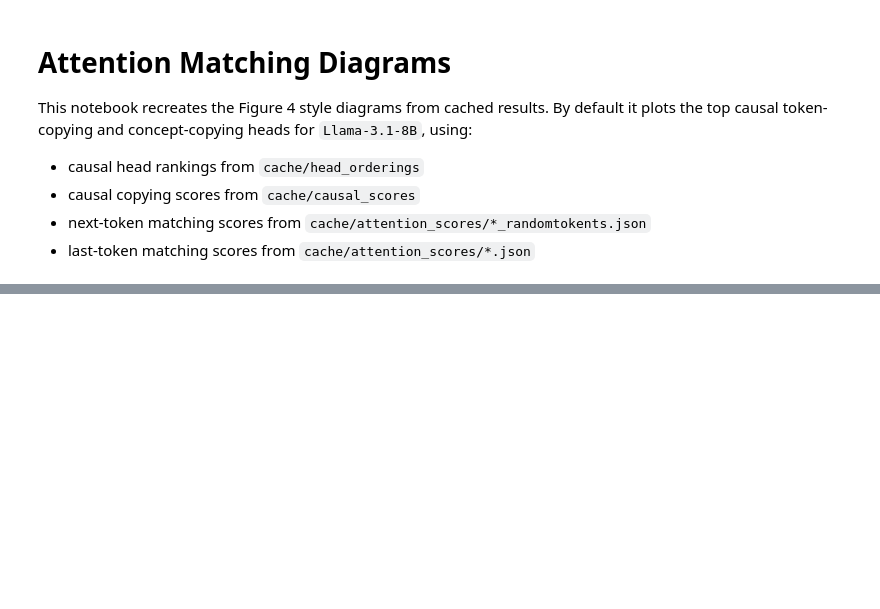
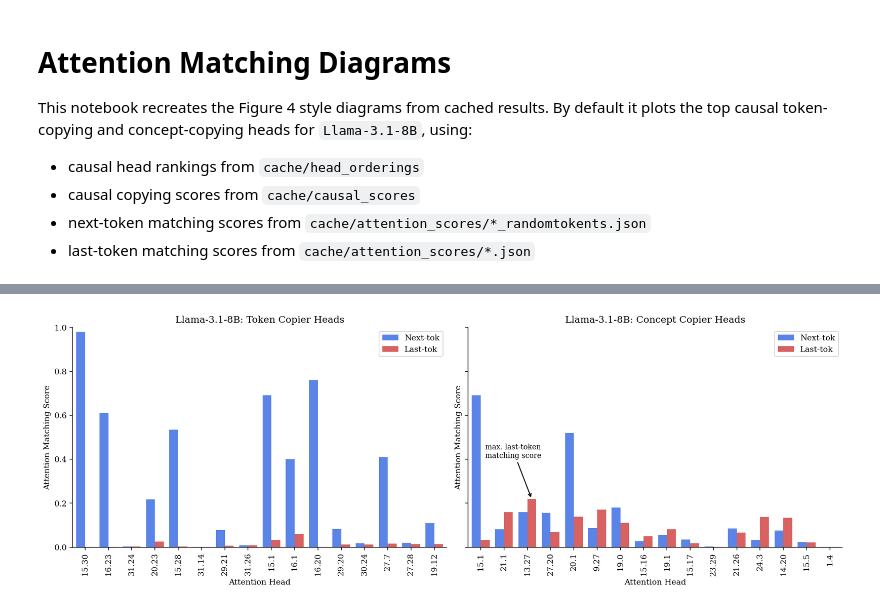
Before and after one commit to zzfz1/dual-route-induction, a Jupyter notebook: scripts/attention_matching_plots.ipynb, the cells around one changed output, grey strips where cells are left out. Cells and saved outputs as stored; diff of their text form; code cells hidden in the pictures; blank space fills up the shorter version.

```diff
--- a/scripts/attention_matching_plots.ipynb
+++ b/scripts/attention_matching_plots.ipynb
@@ -111,8 +113,12 @@ def head_label(head: tuple[int, int]) -> str:
     return f"{head[0]}.{head[1]}"
 
 
-NEXT_TOKEN_SCORES = load_attention_metric(attention_score_path(random_tokens=True), "next_tok_attn")
-LAST_TOKEN_SCORES = load_attention_metric(attention_score_path(random_tokens=False), "end_tok_attn")
+NEXT_TOKEN_SCORES = load_attention_metric(
+    attention_score_path(random_tokens=True), "next_tok_attn"
+)
+LAST_TOKEN_SCORES = load_attention_metric(
+    attention_score_path(random_tokens=False), "end_tok_attn"
+)
 # %%
 def build_panel_table(score_type: str, top_k: int = TOP_K) -> pd.DataFrame:
     ranked_heads = load_ranked_heads(ranking_path(score_type))[:top_k]
@@ -147,19 +188,40 @@ PANEL_TITLES = {
 }
 
 
-def plot_panel(ax, df: pd.DataFrame, title: str, annotate_max_last_token: bool = False) -> None:
+def plot_panel(
+    ax, df: pd.DataFrame, title: str, annotate_max_last_token: bool = False
+) -> None:
     x = np.arange(len(df))
     width = 0.38
 
-    ax.bar(x - width / 2, df["next_token_matching"], width=width, label="Next-tok", color="#5B84E8")
-    ax.bar(x + width / 2, df["last_token_matching"], width=width, label="Last-tok", color="#D86161")
+    ax.bar(
+        x - width / 2,
+        df["next_token_matching"],
+        width=width,
+        label="Next-tok",
+        color="#5B84E8",
+    )
+    ax.bar(
+        x + width / 2,
+        df["last_token_matching"],
+        width=width,
+        label="Last-tok",
+        color="#D86161",
+    )
 
     ax.set_title(f"{DISPLAY_NAME}: {title}")
     ax.set_xlabel("Attention Head")
     ax.set_ylabel("Attention Matching Score")
     ax.set_xticks(x)
     ax.set_xticklabels(df["head"], rotation=90)
-    ax.set_ylim(0, max(1.0, float(df[["next_token_matching", "last_token_matching"]].to_numpy().max()) * 1.1))
+    ax.set_ylim(
+        0,
+        max(
+            1.0,
+            float(df[["next_token_matching", "last_token_matching"]].to_numpy().max())
+            * 1.1,
+        ),
+    )
     ax.legend(loc="upper right")
     ax.margins(x=0.01)
 
@@ -170,30 +232,32 @@ def plot_panel(ax, df: pd.DataFrame, title: str, annotate_max_last_token: bool =
         text_y = min(ax.get_ylim()[1] * 0.88, max_val + 0.18)
         ax.annotate(
             "max. last-token\nmatching score",
             xy=(x[max_idx] + width / 2, max_val),
             xytext=(text_x, text_y),
             arrowprops={"arrowstyle": "->", "lw": 1.2},
             fontsize=9,
             ha="left",
             va="bottom",
         )
 
 
 fig, axes = plt.subplots(1, 2, figsize=(14, 4.8), sharey=True, constrained_layout=True)
 
 plot_panel(axes[0], token_heads, PANEL_TITLES["token"])
 plot_panel(
     axes[1],
     concept_heads,
     PANEL_TITLES["concept"],
     annotate_max_last_token=ANNOTATE_MAX_LAST_TOKEN,
 )
 
 if SAVE_FIGURE:
     output_dir = ROOT / "figures"
     output_dir.mkdir(parents=True, exist_ok=True)
     output_path = output_dir / FIGURE_NAME
     fig.savefig(output_path, dpi=300, bbox_inches="tight")
     print(f"Saved figure to {output_path}")
 
 plt.show()
+# %% [output]
+[figure, added]
```
Also changed, not shown: parts of 2 cells of this notebook, 23 other files.
